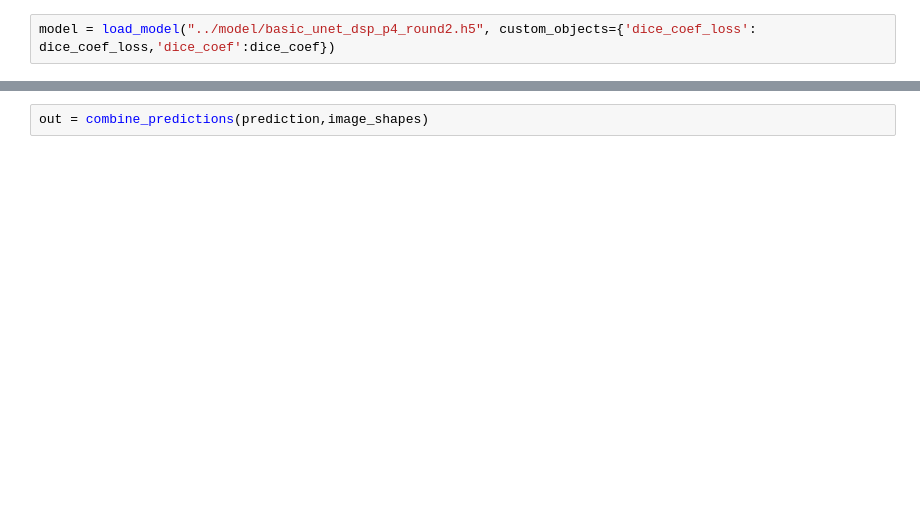
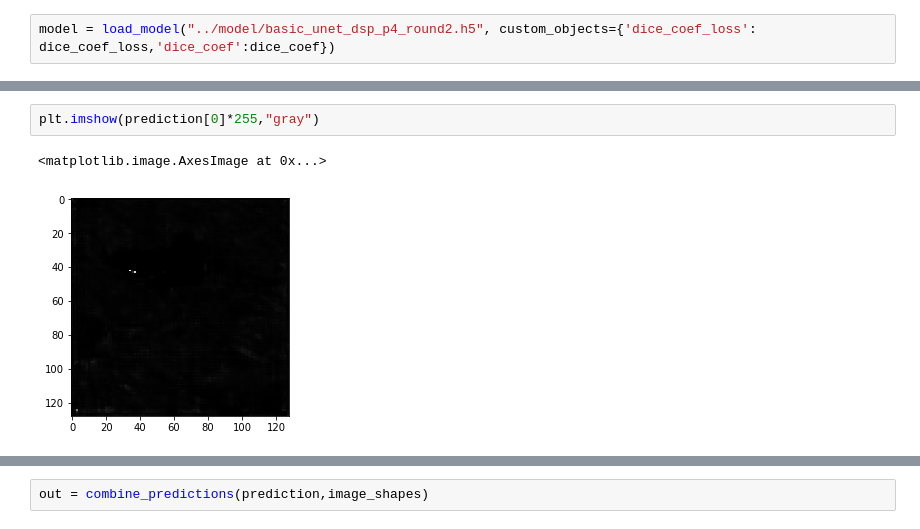
Before and after one commit to dsp-uga/jennings, a Jupyter notebook: Notebook for visualization/Data Post-processing.ipynb, the cells around one changed output, grey strips where cells are left out. Cells and saved outputs as stored; diff of their text form; blank space fills up the shorter version.

```diff
--- a/Notebook for visualization/Data Post-processing.ipynb
+++ b/Notebook for visualization/Data Post-processing.ipynb
@@ -154,0 +211,5 @@ prediction = prediction.reshape((-1,128,128))
+# %%
+plt.imshow(prediction[0]*255,"gray")
+# %% [output]
+<matplotlib.image.AxesImage at 0x...>
+[figure, added]
```
Also changed, not shown: parts of 25 cells of this notebook.
